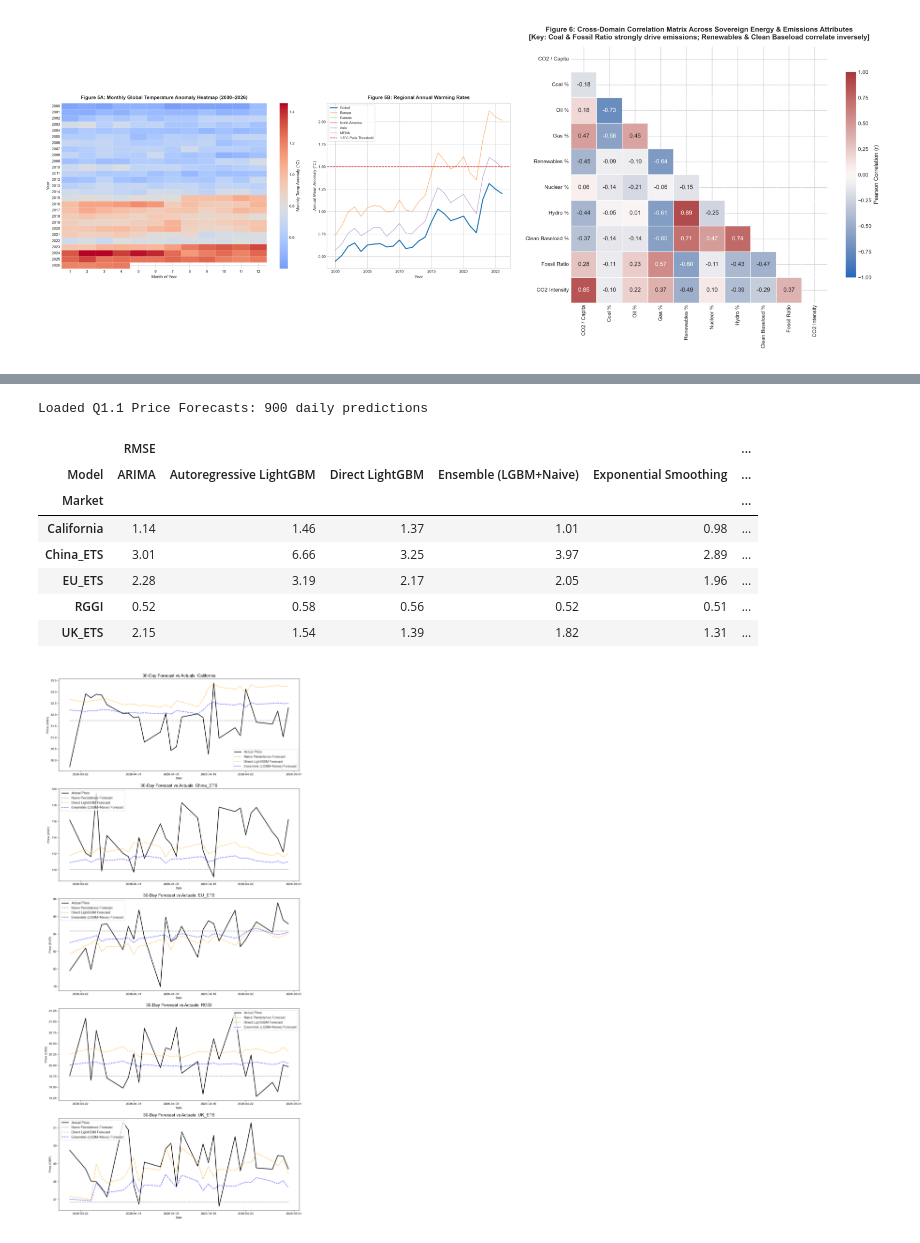
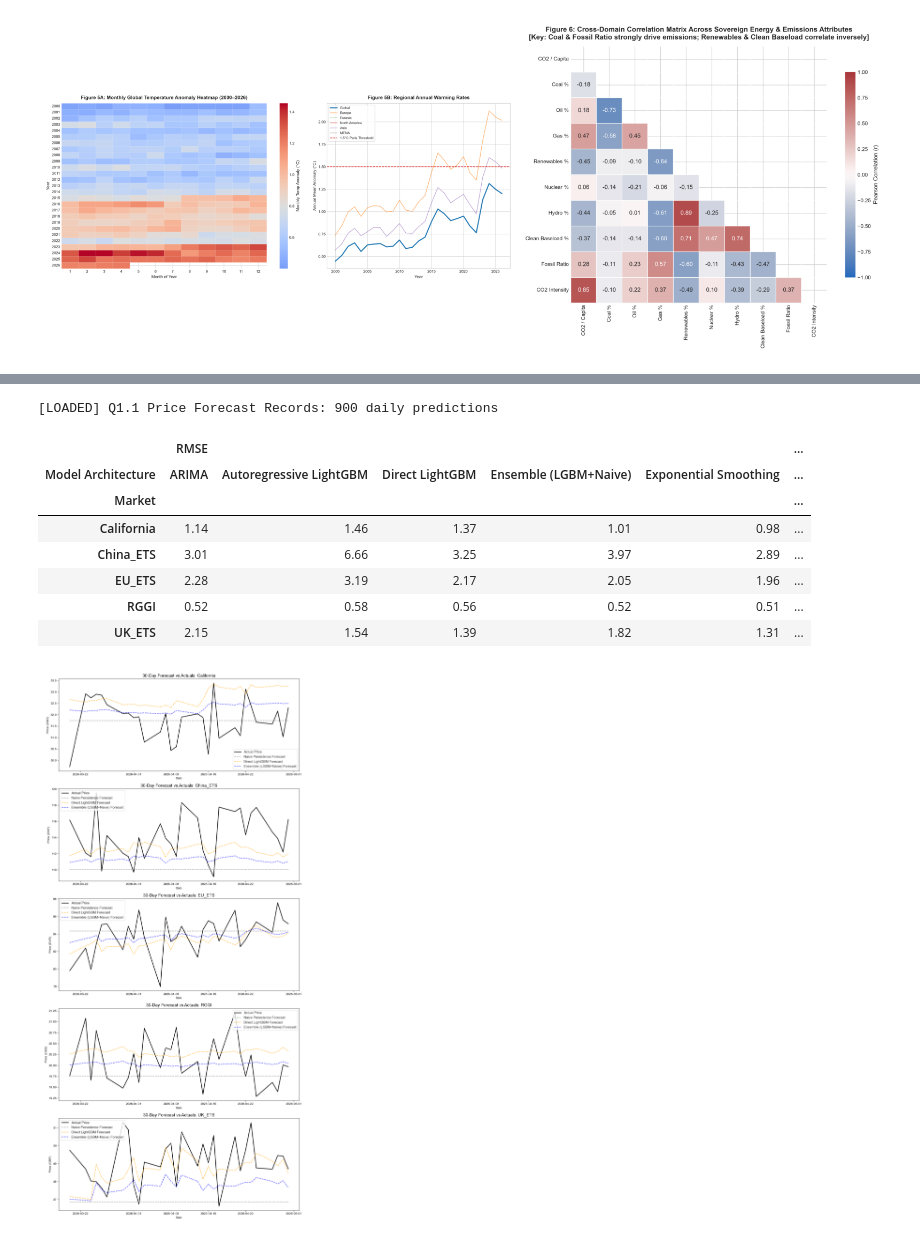
Before and after one commit to praveen-madawalage/nexora-final-challenge, a Jupyter notebook: notebooks/Nexora_FinalNotebook.ipynb, the cells around one changed output, grey strips where cells are left out. Saved outputs shown, nothing was run; the diff lists cells and outputs as text; code cells hidden in the pictures.

```diff
--- a/notebooks/Nexora_FinalNotebook.ipynb
+++ b/notebooks/Nexora_FinalNotebook.ipynb
@@ -150,29 +192,38 @@ Forecasting daily compliance prices on the strict 30-day out-of-sample holdout a
 # %%
 # Display Question 1.1 Price Forecasting Results & Multi-Market Curves
-if (OUT_DIR / 'q1_price_forecasts.csv').exists():
-    q1_df = pd.read_csv(OUT_DIR / 'q1_price_forecasts.csv')
-    print(f"Loaded Q1.1 Price Forecasts: {len(q1_df)} daily predictions")
+q1_df = pd.read_csv(OUT_DIR / 'q1_price_forecasts.csv')
+print(f"[LOADED] Q1.1 Price Forecast Records: {len(q1_df)} daily predictions")
 
-    # Compute RMSE & MAPE per market & model
-    summary_metrics = []
-    for (m, model), group in q1_df.groupby(['market', 'model_name']):
-        rmse = np.sqrt(np.mean((group['actual_price'] - group['predicted_price'])**2))
-        mape = np.mean(np.abs((group['actual_price'] - group['predicted_price']) / group['actual_price'])) * 100
-        summary_metrics.append({'Market': m, 'Model': model, 'RMSE': round(rmse, 2), 'MAPE (%)': round(mape, 2)})
-    summary_table = pd.DataFrame(summary_metrics).pivot(index='Market', columns='Model', values=['RMSE', 'MAPE (%)'])
-    display(summary_table)
+# Compute comprehensive RMSE & MAPE table
+summary_metrics = []
+for (m, model_name), group in q1_df.groupby(['market', 'model_name']):
+    rmse = np.sqrt(np.mean((group['actual_price'] - group['predicted_price'])**2))
+    mape = np.mean(np.abs((group['actual_price'] - group['predicted_price']) / group['actual_price'])) * 100
+    summary_metrics.append({
+        'Market': m,
+        'Model Architecture': model_name,
+        'RMSE': round(rmse, 2),
+        'MAPE (%)': round(mape, 2)
+    })
+
+summary_table = pd.DataFrame(summary_metrics).pivot(
+    index='Market',
+    columns='Model Architecture',
+    values=['RMSE', 'MAPE (%)']
+)
+display(summary_table)
 
 if (FIG_DIR / 'fig_q1_1_price_forecasts.png').exists():
     fig, ax = plt.subplots(figsize=(15, 12))
     img_q1 = mpimg.imread(str(FIG_DIR / 'fig_q1_1_price_forecasts.png'))
     ax.imshow(img_q1)
     ax.axis('off')
     plt.tight_layout()
     plt.show()
 # %% [output]
-Loaded Q1.1 Price Forecasts: 900 daily predictions
+[LOADED] Q1.1 Price Forecast Records: 900 daily predictions
 |  | RMSE |  |  |  |  | ... |
-| Model | ARIMA | Autoregressive LightGBM | Direct LightGBM | Ensemble (LGBM+Naive) | Exponential Smoothing | ... |
+| Model Architecture | ARIMA | Autoregressive LightGBM | Direct LightGBM | Ensemble (LGBM+Naive) | Exponential Smoothing | ... |
 | Market |  |  |  |  |  | ... |
 | California | 1.14 | 1.46 | 1.37 | 1.01 | 0.98 | ... |
 | China_ETS | 3.01 | 6.66 | 3.25 | 3.97 | 2.89 | ... |
```
Also changed, not shown: parts of 26 cells of this notebook, 2 other files.
